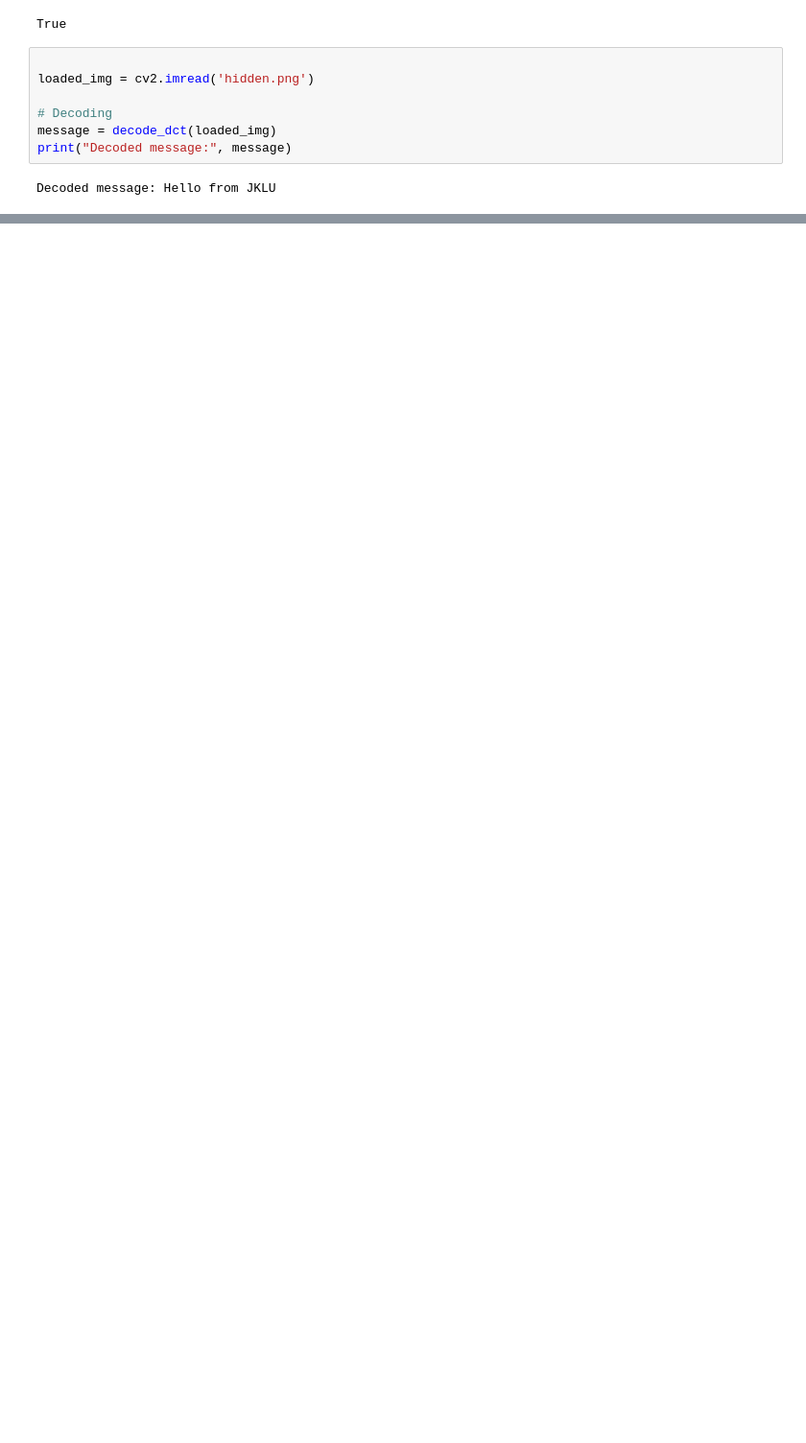
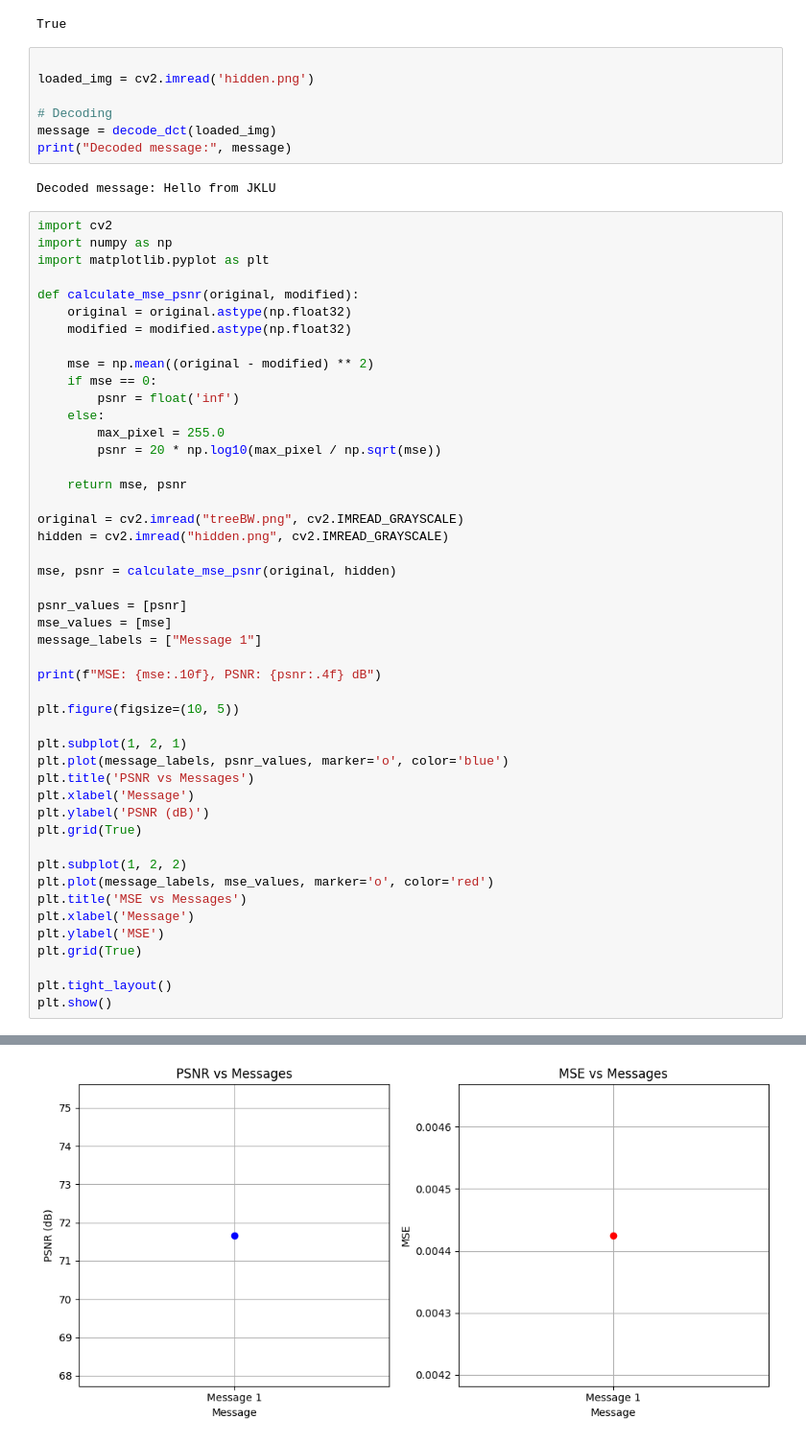
Before and after one commit to UtkarshTailor/Steganography, a Jupyter notebook: DCT/DCT.ipynb, the cells around one changed output, grey strips where cells are left out. Shown: that part at 96% size. Drawn from its saved outputs; the diff is of its cells as text; blank space fills up the shorter version.

```diff
--- a/DCT/DCT.ipynb
+++ b/DCT/DCT.ipynb
@@ -108,3 +109,51 @@ message = decode_dct(loaded_img)
 print("Decoded message:", message)
 # %% [output]
 Decoded message: Hello from JKLU
+# %%
+import cv2
+import numpy as np
+import matplotlib.pyplot as plt
+
+def calculate_mse_psnr(original, modified):
+    original = original.astype(np.float32)
+    modified = modified.astype(np.float32)
+
+    mse = np.mean((original - modified) ** 2)
+    if mse == 0:
+        psnr = float('inf')
+    else:
+        max_pixel = 255.0
+        psnr = 20 * np.log10(max_pixel / np.sqrt(mse))
+
+    return mse, psnr
+
+original = cv2.imread("treeBW.png", cv2.IMREAD_GRAYSCALE)
+hidden = cv2.imread("hidden.png", cv2.IMREAD_GRAYSCALE)
+
+mse, psnr = calculate_mse_psnr(original, hidden)
+
+psnr_values = [psnr]
+mse_values = [mse]
+message_labels = ["Message 1"]
+
+print(f"MSE: {mse:.10f}, PSNR: {psnr:.4f} dB")
+
+plt.figure(figsize=(10, 5))
+
+plt.subplot(1, 2, 1)
+plt.plot(message_labels, psnr_values, marker='o', color='blue')
+plt.title('PSNR vs Messages')
+plt.xlabel('Message')
+plt.ylabel('PSNR (dB)')
+plt.grid(True)
+
+plt.subplot(1, 2, 2)
+plt.plot(message_labels, mse_values, marker='o', color='red')
+plt.title('MSE vs Messages')
+plt.xlabel('Message')
+plt.ylabel('MSE')
+plt.grid(True)
+
+plt.tight_layout()
+plt.show()
+# %% [output]
@@ -110,0 +161 @@ Decoded message: Hello from JKLU
+[figure, added]
```
Also changed, not shown: parts of 2 cells of this notebook, 1 other file.
